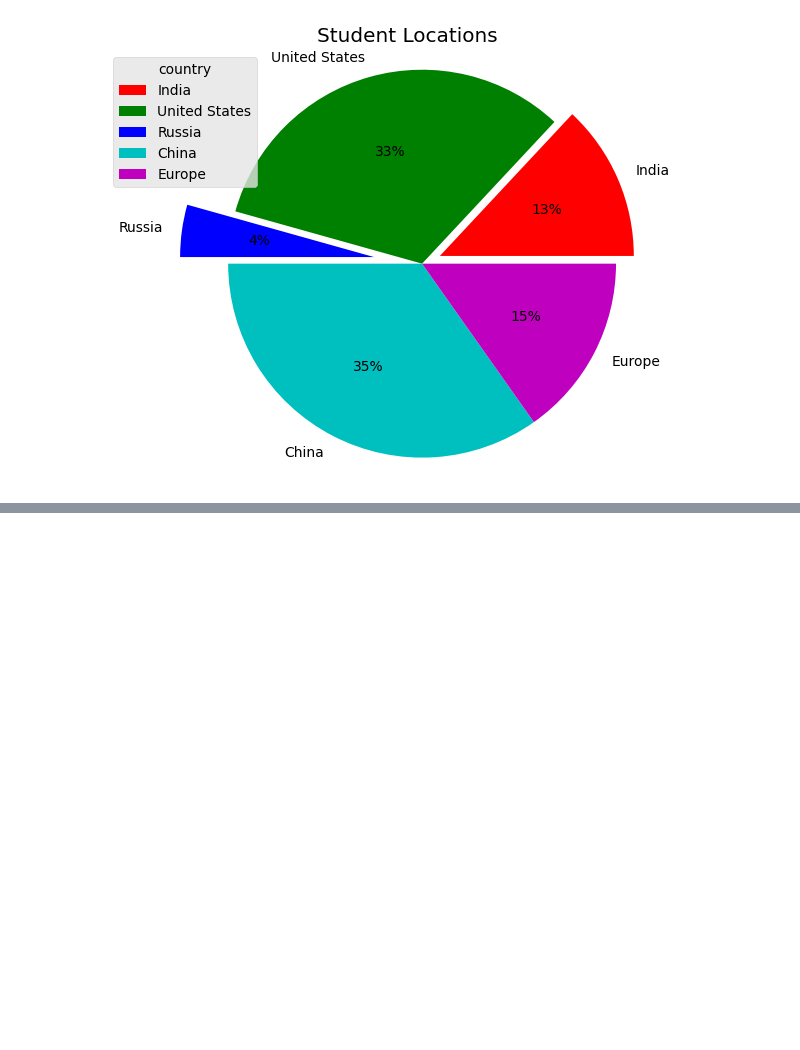
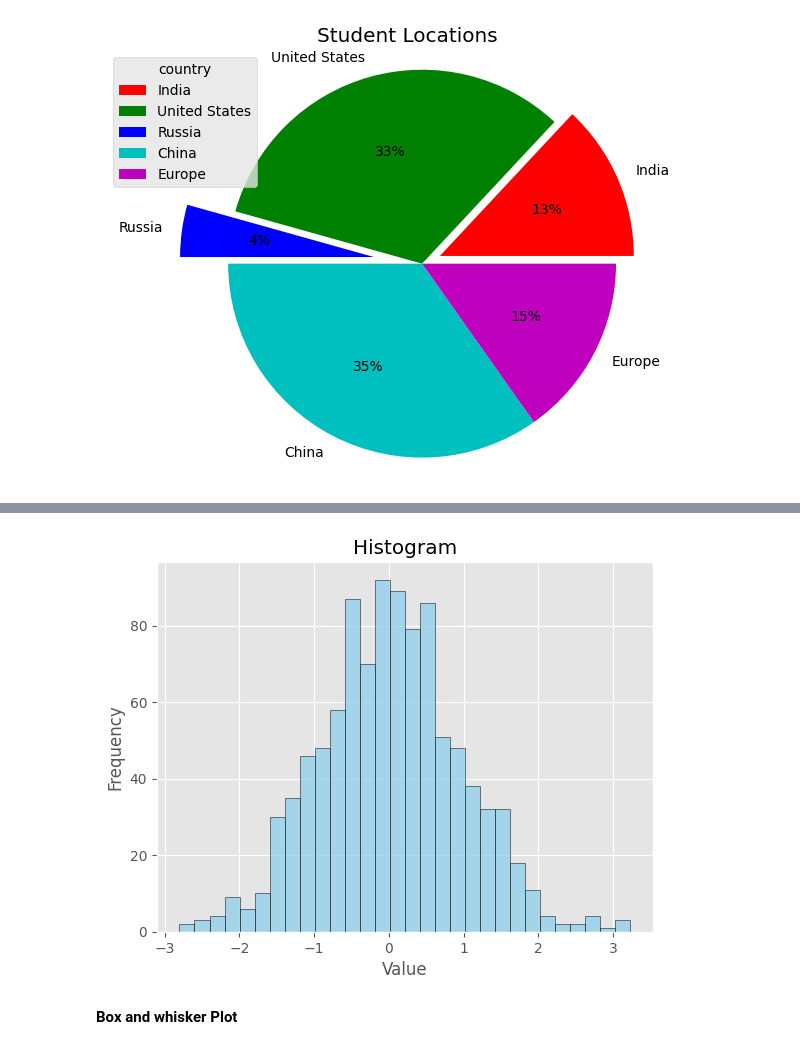
Before and after one commit to karthik-k11/Data-Science-Libraries-Practice, a Jupyter notebook: Matplotlib_practice.ipynb, the cells around one changed output, grey strips where cells are left out. Cells and saved outputs as stored; diff of their text form; code cells hidden in the pictures; blank space fills up the shorter version.

```diff
--- a/Matplotlib_practice.ipynb
+++ b/Matplotlib_practice.ipynb
@@ -203,0 +292,21 @@ plt.show()
+# %%
+# Generate some random data
+data = np.random.randn(1000)
+
+# Create a histogram
+plt.hist(data, bins=30, color='skyblue', edgecolor='black', alpha=0.7)
+
+# Add labels and title
+plt.xlabel('Value')
+plt.ylabel('Frequency')
+plt.title('Histogram')
+
+# Add a grid
+plt.grid(True)
+
+# Show the plot
+plt.show()
+# %% [output]
+[figure, added]
+# %% [markdown]
+**Box and whisker Plot**
```
Also changed, not shown: parts of 15 cells of this notebook.
